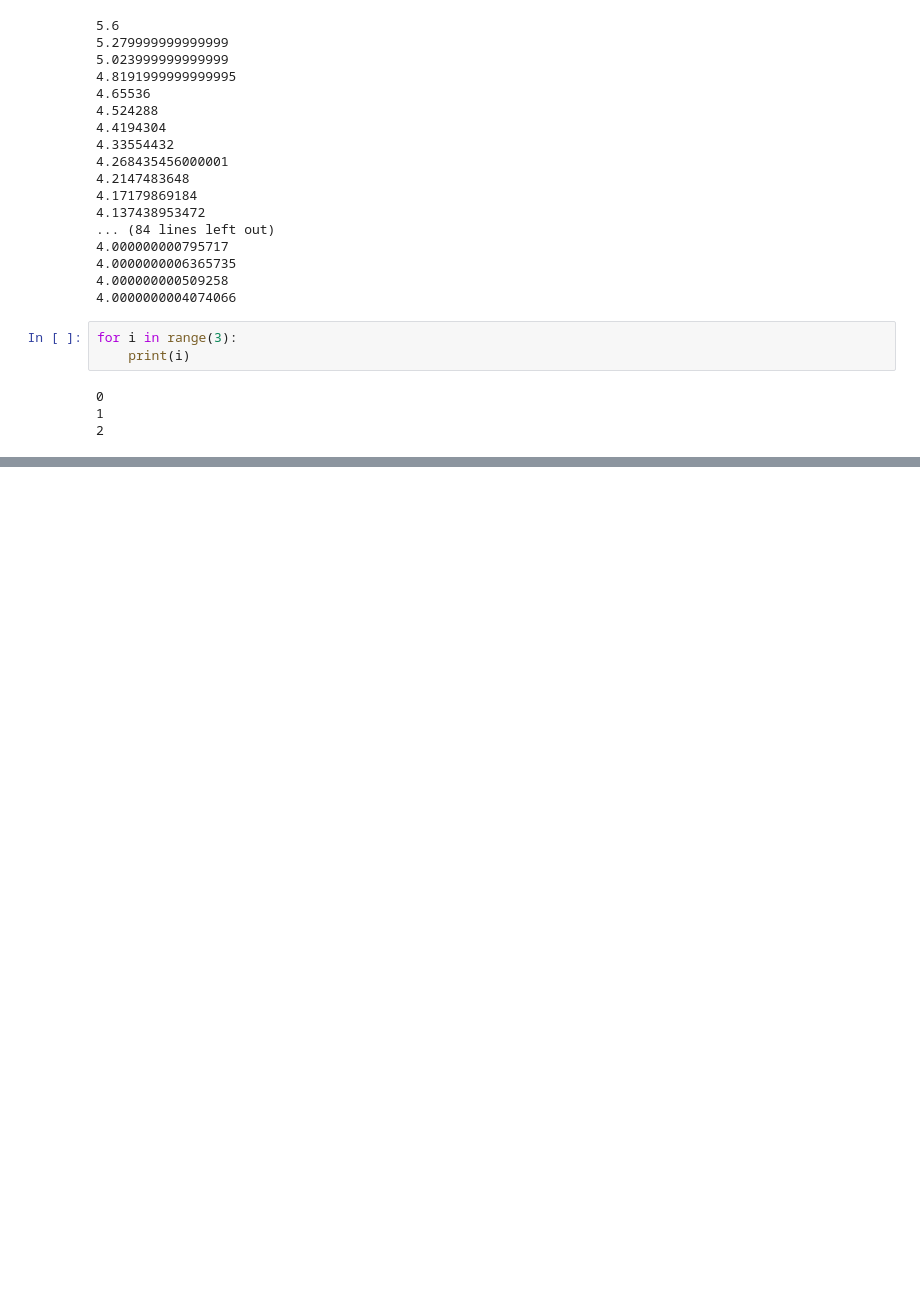
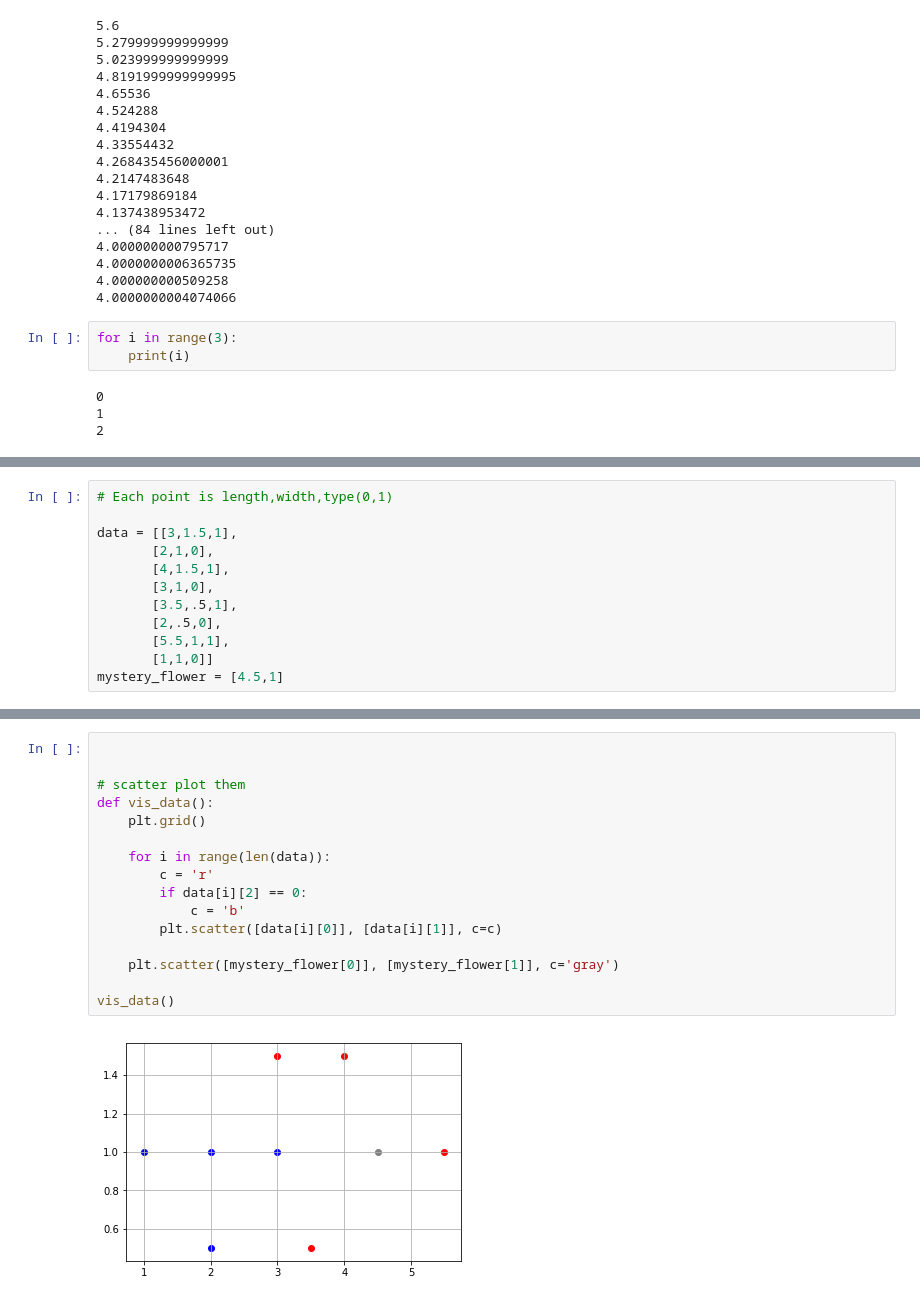
Before and after one commit to MomoSho/ML_practices-1, a Jupyter notebook: NeuralNetworks/Basic-NeuralNetwork.ipynb, the cells around one changed output, grey strips where cells are left out. Cells and saved outputs as stored; diff of their text form; blank space fills up the shorter version.

```diff
--- a/NeuralNetworks/Basic-NeuralNetwork.ipynb
+++ b/NeuralNetworks/Basic-NeuralNetwork.ipynb
@@ -83,0 +91,12 @@ for i in range(3):
+# %%
+# Each point is length,width,type(0,1)
+
+data = [[3,1.5,1],
+       [2,1,0],
+       [4,1.5,1],
+       [3,1,0],
+       [3.5,.5,1],
+       [2,.5,0],
+       [5.5,1,1],
+       [1,1,0]]
+mystery_flower = [4.5,1]
@@ -83,0 +136,18 @@ for i in range(3):
+# %%
+
+
+# scatter plot them
+def vis_data():
+    plt.grid()
+
+    for i in range(len(data)):
+        c = 'r'
+        if data[i][2] == 0:
+            c = 'b'
+        plt.scatter([data[i][0]], [data[i][1]], c=c)
+
+    plt.scatter([mystery_flower[0]], [mystery_flower[1]], c='gray')
+
+vis_data()
+# %% [output]
+[figure, added]
```
Also changed, not shown: parts of 14 cells of this notebook.
